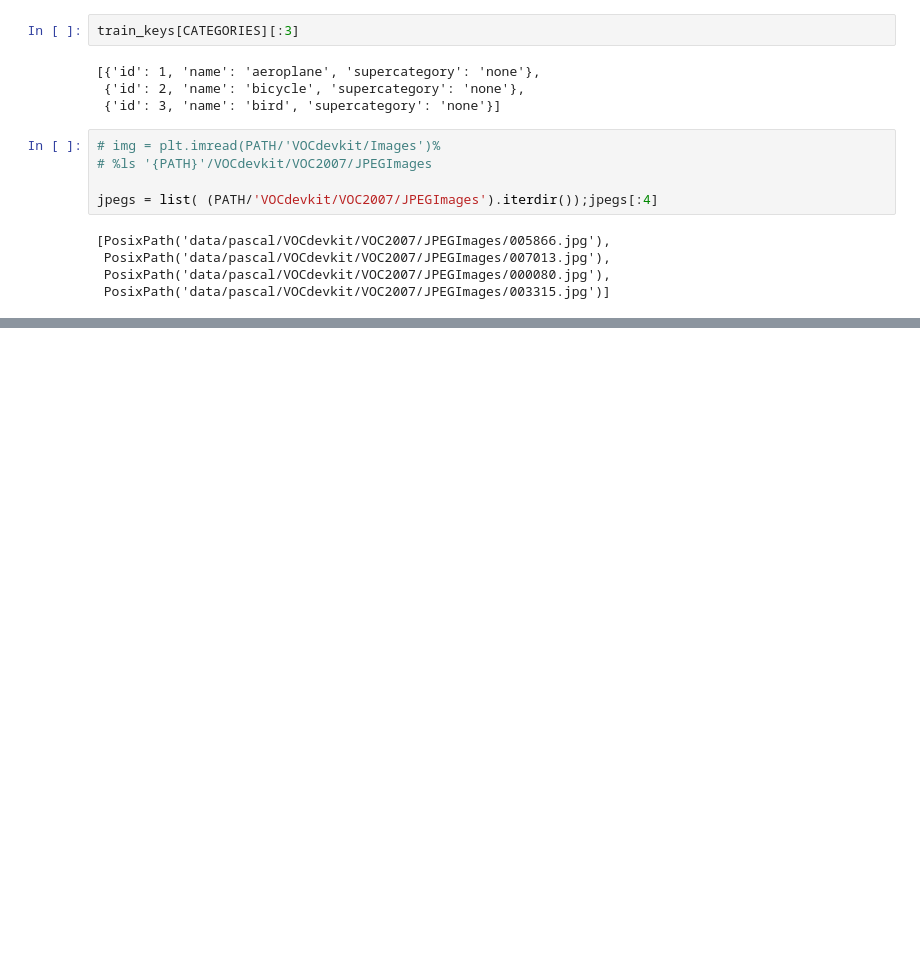
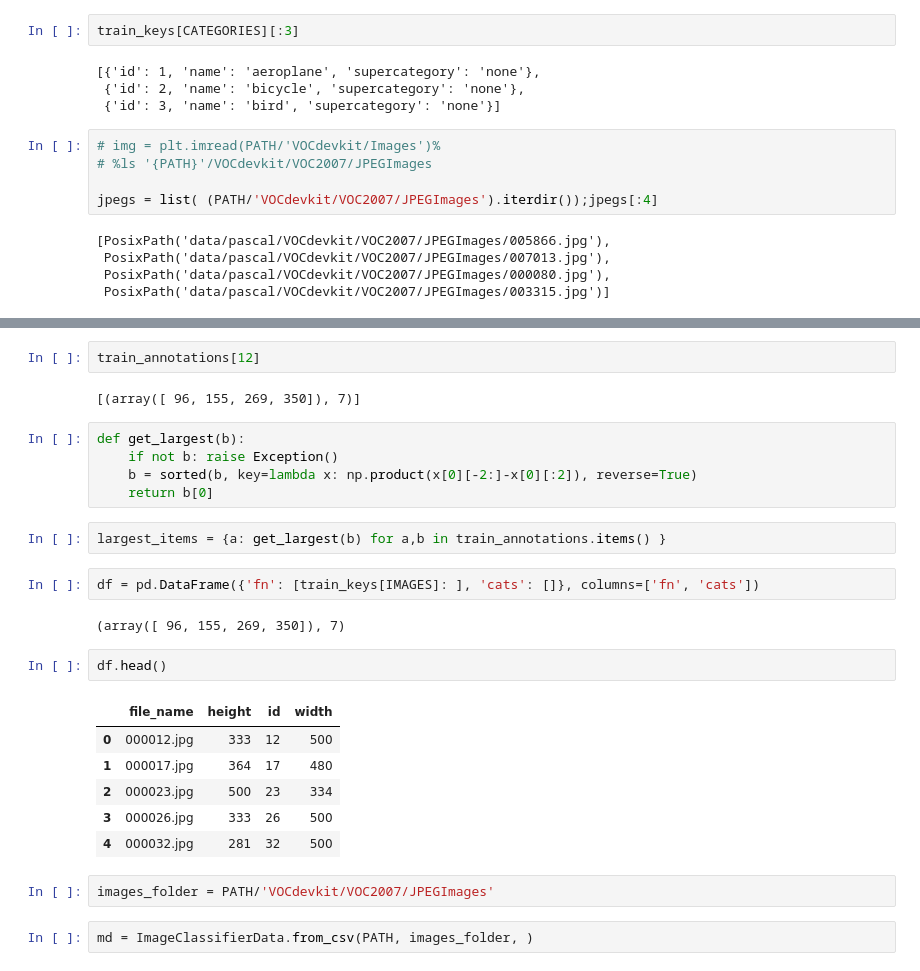
Before and after one commit to musedivision/deeplearning, a Jupyter notebook: volume/pascal VOC.ipynb, the cells around one changed output, grey strips where cells are left out. Saved outputs shown, nothing was run; the diff lists cells and outputs as text; blank space fills up the shorter version.

```diff
--- a/volume/pascal VOC.ipynb
+++ b/volume/pascal VOC.ipynb
@@ -77,0 +121,28 @@ plt.imshow(img)
+# %%
+train_annotations[12]
+# %% [output]
+[(array([ 96, 155, 269, 350]), 7)]
+# %%
+def get_largest(b):
+    if not b: raise Exception()
+    b = sorted(b, key=lambda x: np.product(x[0][-2:]-x[0][:2]), reverse=True)
+    return b[0]
+# %%
+largest_items = {a: get_largest(b) for a,b in train_annotations.items() }
+# %%
+df = pd.DataFrame({'fn': [train_keys[IMAGES]: ], 'cats': []}, columns=['fn', 'cats'])
+# %% [output]
+(array([ 96, 155, 269, 350]), 7)
+# %%
+df.head()
+# %% [output]
+|  | file_name | height | id | width |
+| 0 | 000012.jpg | 333 | 12 | 500 |
+| 1 | 000017.jpg | 364 | 17 | 480 |
+| 2 | 000023.jpg | 500 | 23 | 334 |
+| 3 | 000026.jpg | 333 | 26 | 500 |
+| 4 | 000032.jpg | 281 | 32 | 500 |
+# %%
+images_folder = PATH/'VOCdevkit/VOC2007/JPEGImages'
+# %%
+md = ImageClassifierData.from_csv(PATH, images_folder, )
```
Also changed, not shown: parts of 7 cells of this notebook, 1 other file.
